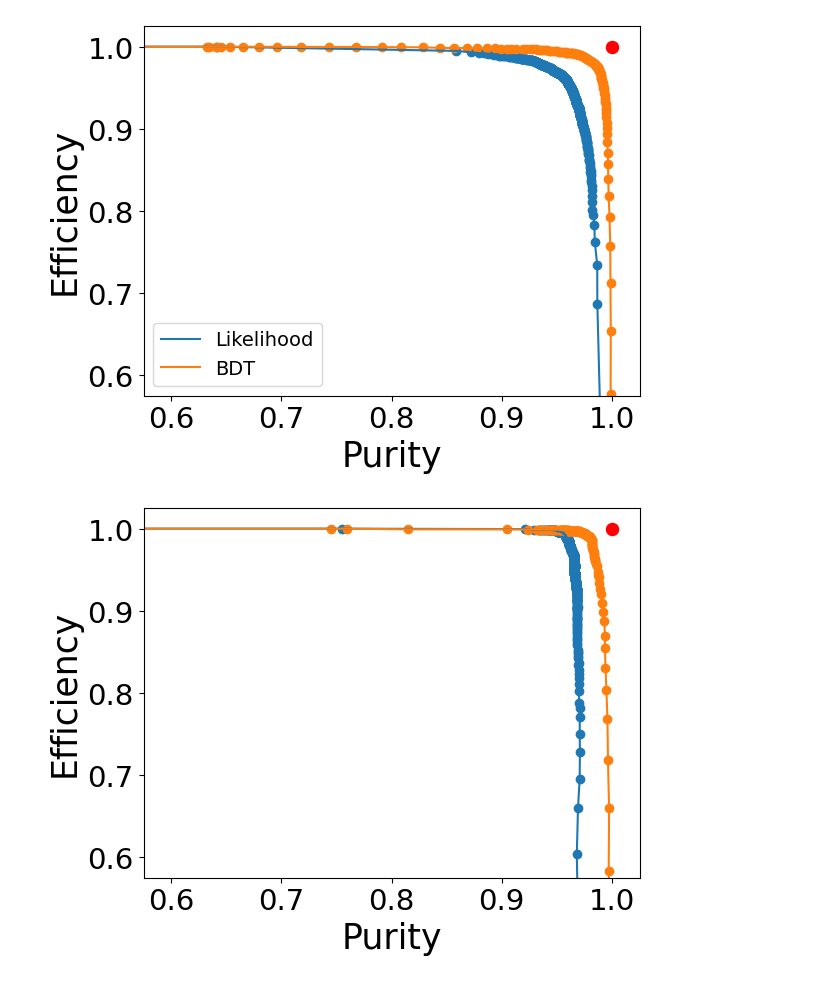
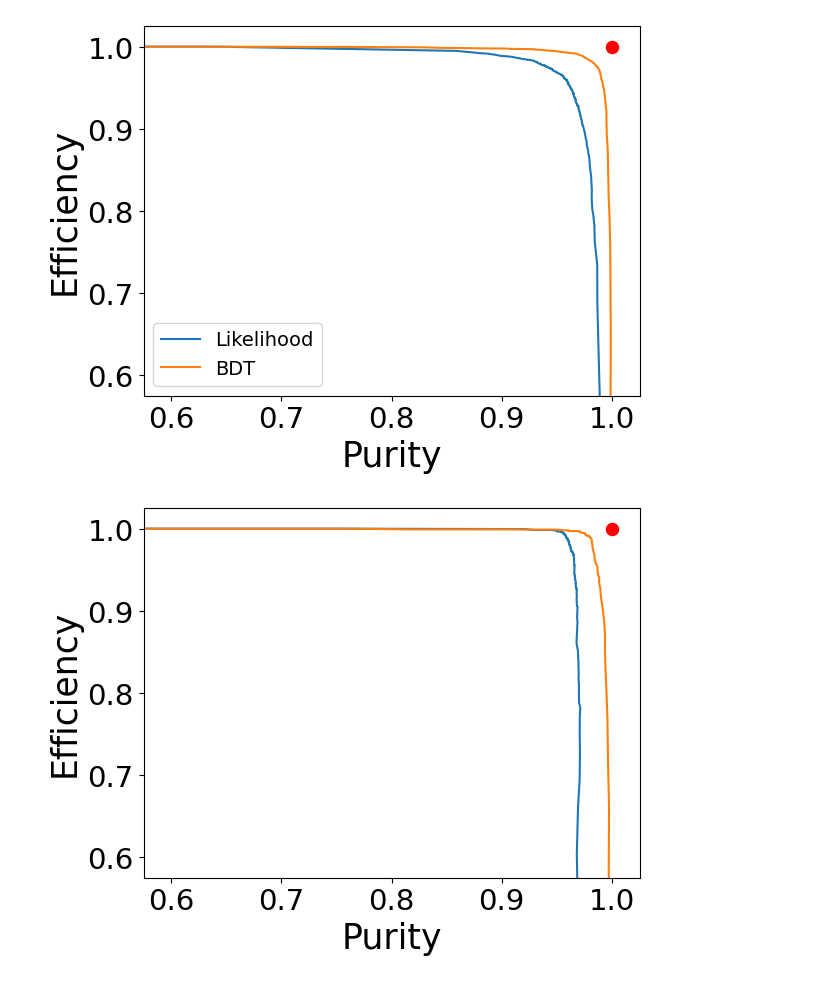
Before and after one commit to mohummudh/neutrinos-dune, a Jupyter notebook: andrew/4bdt_cheated/CombinedROC.ipynb, the cells around one changed output. Cells and saved outputs as stored; diff of their text form; code cells hidden in the pictures.

```diff
--- a/andrew/4bdt_cheated/CombinedROC.ipynb
+++ b/andrew/4bdt_cheated/CombinedROC.ipynb
@@ -16,32 +16,32 @@ CEBDT = np.load("CE_BDT.npy")
 # %%
 plt.plot(CPlike, CElike, label='Likelihood')
 plt.plot(CPBDT, CEBDT, label='BDT')
-plt.scatter(CPlike, CElike)
-plt.scatter(CPBDT, CEBDT)
+#plt.scatter(CPlike, CElike)
+#plt.scatter(CPBDT, CEBDT)
 plt.scatter(1, 1, s=75, c='r')
 plt.xlabel('Purity', fontsize=25)
 plt.ylabel('Efficiency', fontsize=25)
 #plt.title('ROC Curve for Track Likelihood')
 plt.xticks(np.arange(0.6, 1.1, step=0.1), fontsize = 21)
 plt.yticks(np.arange(0.6, 1.1, step=0.1), fontsize = 21)
 plt.xlim(0.575,1.025)
 plt.ylim(0.575,1.025)
 plt.legend(fontsize=14)
 plt.show()
 
 plt.plot(PPlike, PElike, label='Likelihood')
 plt.plot(PPBDT, PEBDT, label='BDT')
-plt.scatter(PPlike, PElike)
-plt.scatter(PPBDT, PEBDT)
+#plt.scatter(PPlike, PElike)
+#plt.scatter(PPBDT, PEBDT)
 plt.scatter(1, 1, s=75, c='r')
 plt.xlabel('Purity', fontsize=25)
 plt.ylabel('Efficiency', fontsize=25)
 #plt.title('ROC Curve for Track Likelihood')
 plt.xticks(np.arange(0.6, 1.1, step=0.1), fontsize = 21)
 plt.yticks(np.arange(0.6, 1.1, step=0.1), fontsize = 21)
 plt.xlim(0.575,1.025)
 plt.ylim(0.575,1.025)
 plt.show()
 # %% [output]
-[figure, old version]
+[figure, new version]
-[figure, old version]
+[figure, new version]
```
Also changed, not shown: 55 other files.
